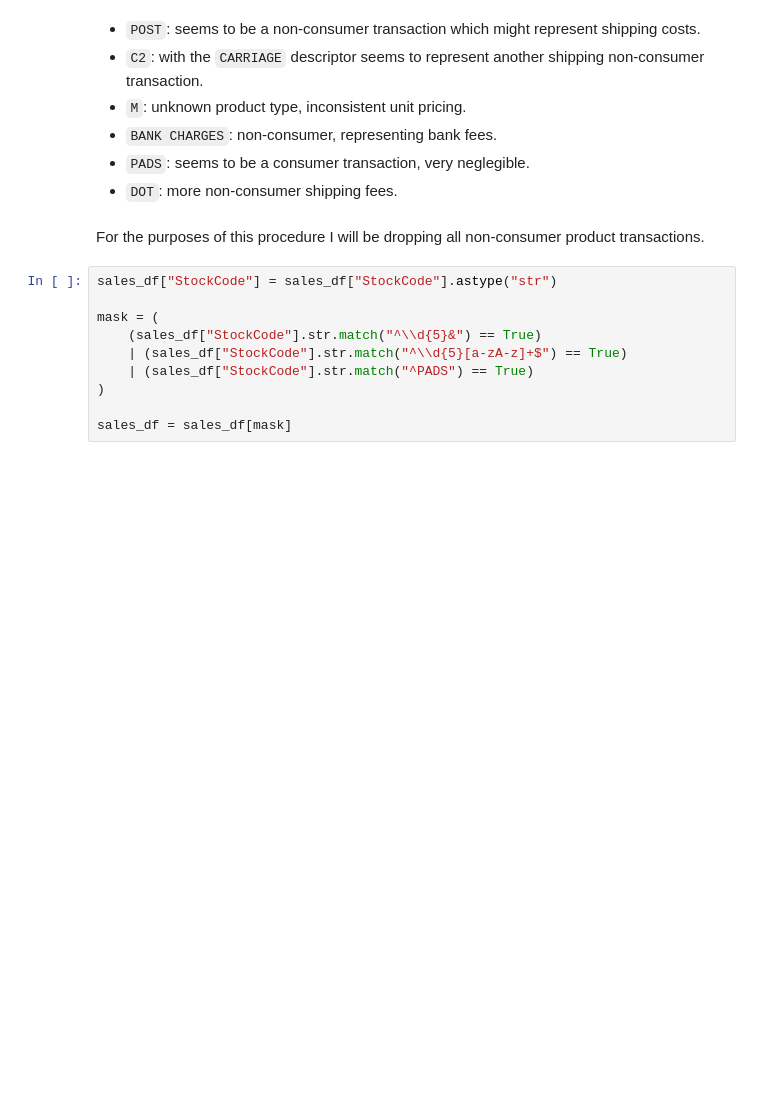
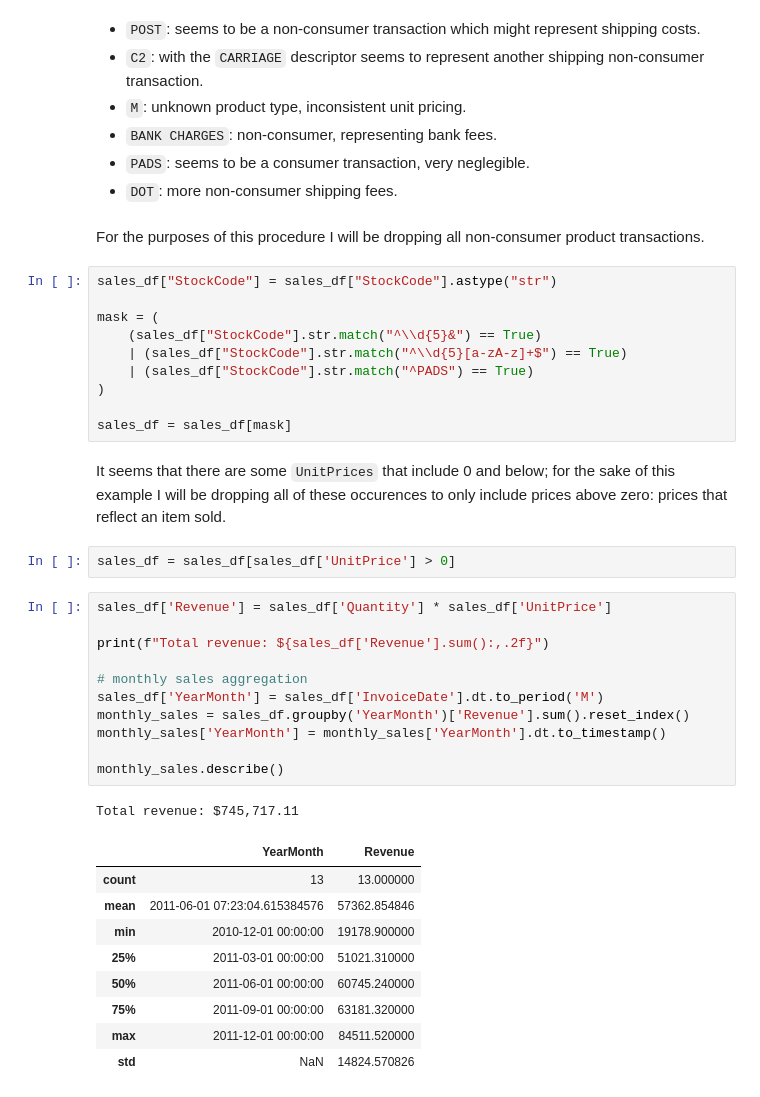
Before and after one commit to UmbertoFasci/SARIMA_SalesForecasting, a Jupyter notebook: SARIMA_Retail_Sales_Forecast.ipynb, the cells around one changed output. Saved outputs shown, nothing was run; the diff lists cells and outputs as text; blank space fills up the shorter version.

```diff
--- a/SARIMA_Retail_Sales_Forecast.ipynb
+++ b/SARIMA_Retail_Sales_Forecast.ipynb
@@ -247,3 +249,29 @@ mask = (
 )
 
 sales_df = sales_df[mask]
+# %% [markdown]
+It seems that there are some `UnitPrices` that include 0 and below; for the sake of this example I will be dropping all of these occurences to only include prices above zero: prices that reflect an item sold.
+# %%
+sales_df = sales_df[sales_df['UnitPrice'] > 0]
+# %%
+sales_df['Revenue'] = sales_df['Quantity'] * sales_df['UnitPrice']
+
+print(f"Total revenue: ${sales_df['Revenue'].sum():,.2f}")
+
+# monthly sales aggregation
+sales_df['YearMonth'] = sales_df['InvoiceDate'].dt.to_period('M')
+monthly_sales = sales_df.groupby('YearMonth')['Revenue'].sum().reset_index()
+monthly_sales['YearMonth'] = monthly_sales['YearMonth'].dt.to_timestamp()
+
+monthly_sales.describe()
+# %% [output]
+Total revenue: $745,717.11
+|  | YearMonth | Revenue |
+| count | 13 | 13.000000 |
+| mean | 2011-06-01 07:23:04.615384576 | 57362.854846 |
+| min | 2010-12-01 00:00:00 | 19178.900000 |
+| 25% | 2011-03-01 00:00:00 | 51021.310000 |
+| 50% | 2011-06-01 00:00:00 | 60745.240000 |
+| 75% | 2011-09-01 00:00:00 | 63181.320000 |
+| max | 2011-12-01 00:00:00 | 84511.520000 |
+| std | NaN | 14824.570826 |
```
Also changed, not shown: parts of 4 cells of this notebook.
